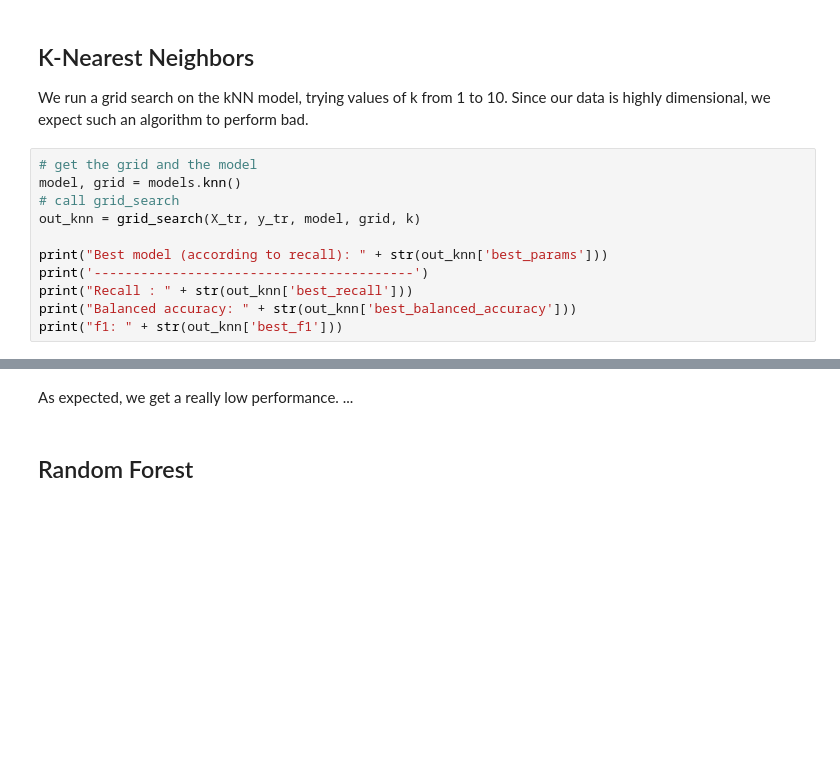
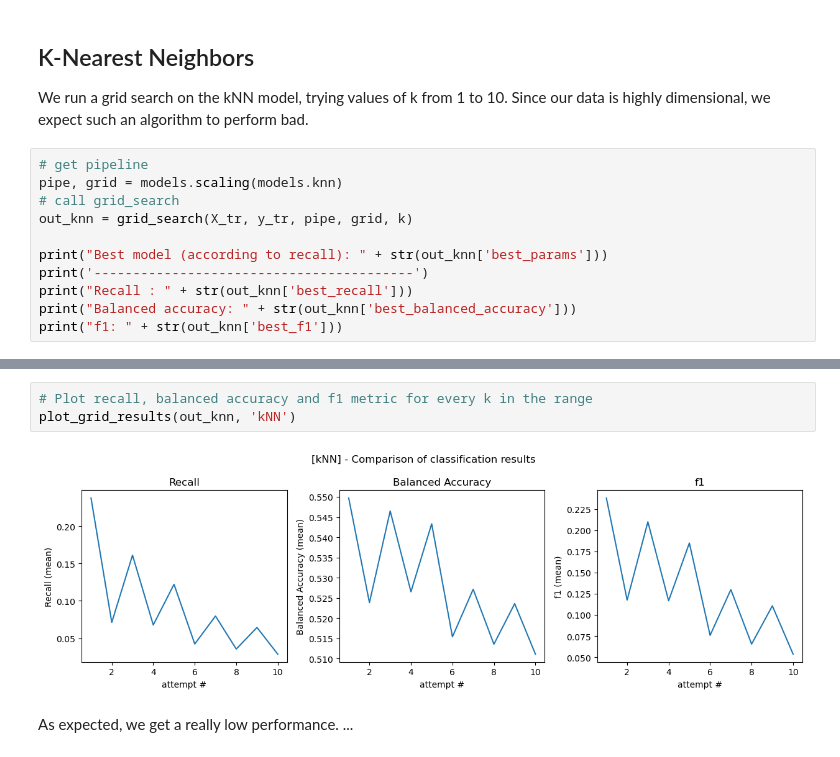
Before and after one commit to Marcondiro/malis-speed-dating, a Jupyter notebook: Models_Pipeline.ipynb, the cells around one changed output, grey strips where cells are left out. Drawn from its saved outputs; the diff is of its cells as text; blank space fills up the shorter version.

Commit message:
New (bad) results

```diff
--- a/Models_Pipeline.ipynb
+++ b/Models_Pipeline.ipynb
@@ -28,10 +29,10 @@ Notice we want to have high __*recall*__ for class 'MATCH' (that is, we want to
 
 We run a grid search on the kNN model, trying values of k from 1 to 10. Since our data is highly dimensional, we expect such an algorithm to perform bad.
 # %%
-# get the grid and the model
-model, grid = models.knn()
+# get pipeline
+pipe, grid = models.scaling(models.knn)
 # call grid_search
-out_knn = grid_search(X_tr, y_tr, model, grid, k)
+out_knn = grid_search(X_tr, y_tr, pipe, grid, k)
 
 print("Best model (according to recall): " + str(out_knn['best_params']))
 print('-----------------------------------------')
@@ -80,4 +48,7 @@ plt.show()
+# %%
+# Plot recall, balanced accuracy and f1 metric for every k in the range
+plot_grid_results(out_knn, 'kNN')
+# %% [output]
+[figure, added]
 # %% [markdown]
 As expected, we get a really low performance. ...
-# %% [markdown]
-## Random Forest
```
Also changed, not shown: parts of 8 cells of this notebook, 3 other files.
